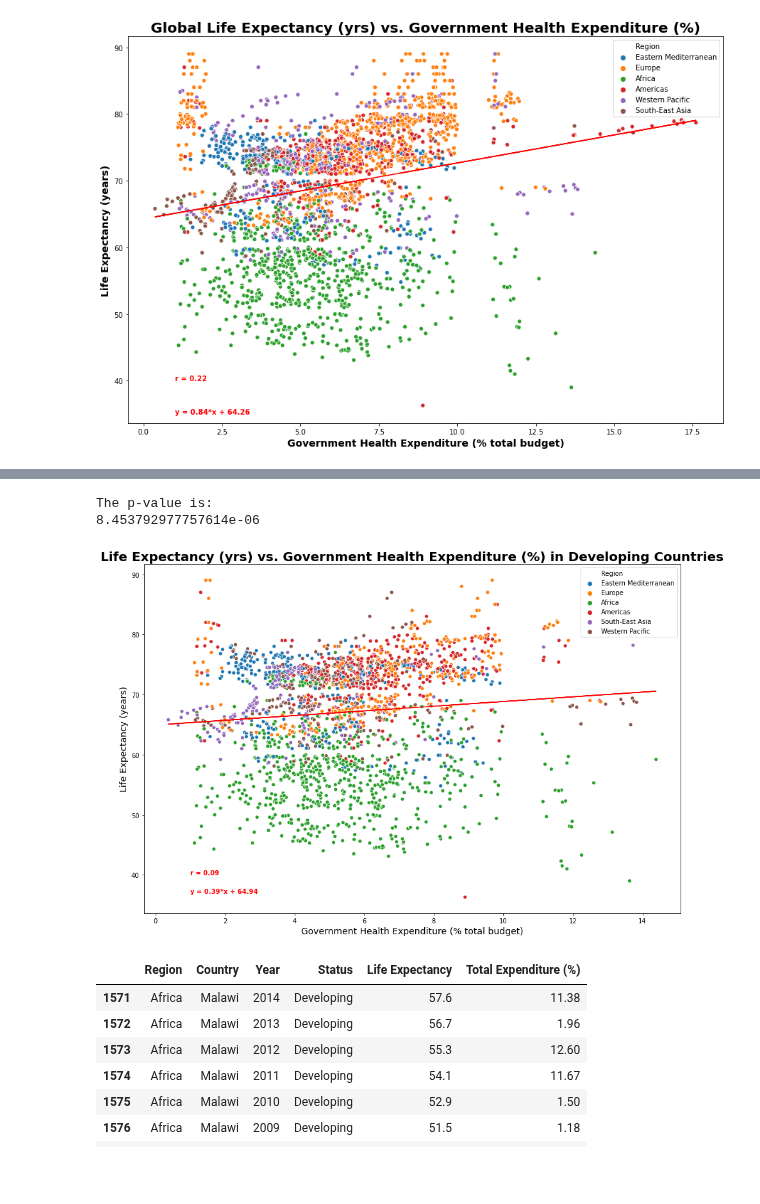
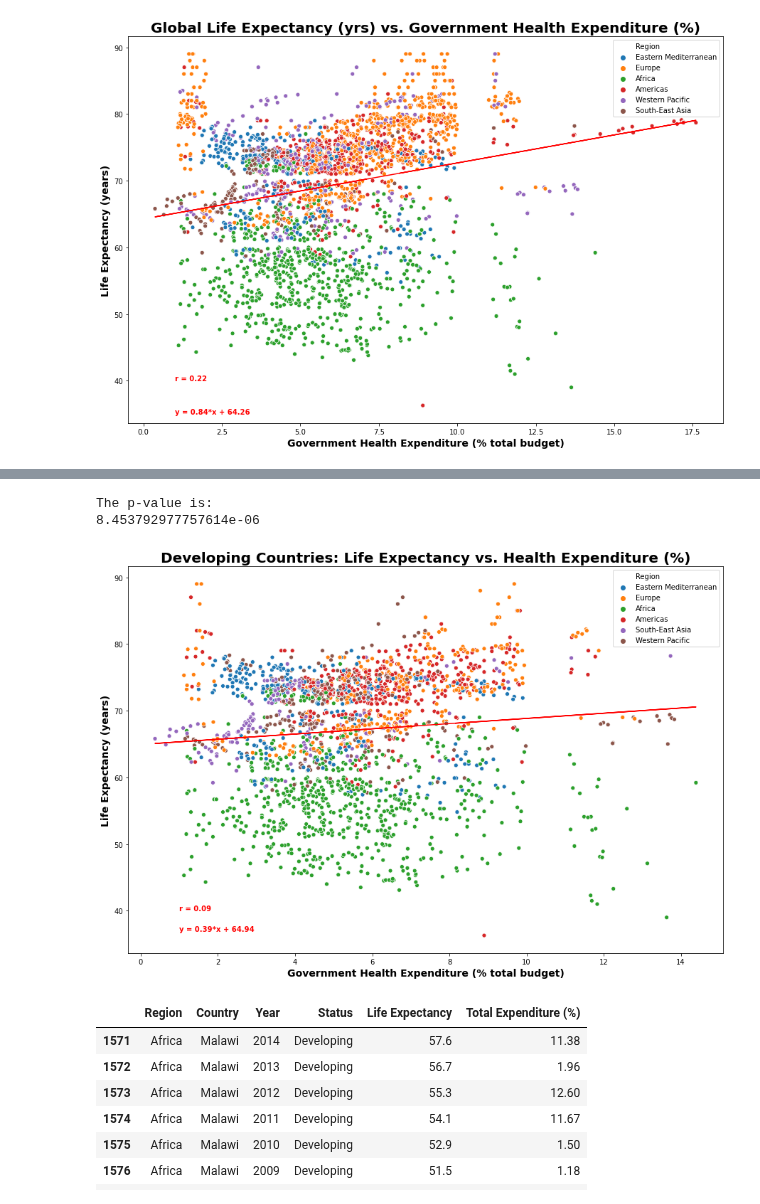
Before and after one commit to jaryan77/TeamTitans_Project_1, a Jupyter notebook: Health_Expenditure.ipynb, the cells around one changed output, grey strips where cells are left out. Saved outputs shown, nothing was run; the diff lists cells and outputs as text; code cells hidden in the pictures; blank space fills up the shorter version.

```diff
--- a/Health_Expenditure.ipynb
+++ b/Health_Expenditure.ipynb
@@ -225,32 +225,32 @@ The p-value is:
 # %%
 # plot life expectancy vs health expenditure in developing nations
 plt.figure(figsize = (15,10))
 sns.scatterplot(data=undev_df, x="Total Expenditure (%)", y="Life Expectancy", hue="Region")
-plt.title("Life Expectancy (yrs) vs. Government Health Expenditure (%) in Developing Countries", fontweight="bold",fontsize=20)
-plt.xlabel("Government Health Expenditure (% total budget)", fontsize=14)
-plt.ylabel("Life Expectancy (years)",fontsize=14)
+plt.title("Developing Countries: Life Expectancy vs. Health Expenditure (%)", fontweight="bold",fontsize=20)
+plt.xlabel("Government Health Expenditure (% total budget)",fontweight="bold", fontsize=14)
+plt.ylabel("Life Expectancy (years)",fontweight="bold", fontsize=14)
 
 # perform regression on life expectancy vs health expenditure in developing nations
 (slope, intercept, rvalue, pvalue, stderr) = linregress(undev_df["Total Expenditure (%)"],undev_df["Life Expectancy"])
 slope = round(slope, 2)
 intercept = round(intercept, 2)
 rvalue = round(rvalue, 2)
 regress_values = (undev_df["Total Expenditure (%)"]* slope) + intercept
 plt.plot(undev_df["Total Expenditure (%)"], regress_values, "r-")
 line_eq = f"y = {slope}*x + {intercept}"
 plt.annotate(line_eq,(1,37),color="red",  fontweight = "bold")
 r_eq = f"r = {rvalue}"
 plt.annotate(r_eq, (1,40), color="red", fontweight = "bold")
 
 print(f"The p-value is:")
 print(pvalue)
 
-plt.savefig("Catie_Images/DevelopingNations2.png")
+plt.savefig("Catie_Images/undev.png")
 plt.show()
 # %% [output]
 The p-value is:
 8.453792977757614e-06
-[figure, old version]
+[figure, new version]
 # %%
 # look at one developing nation through the years
 malawi_df = undev_df.loc[undev_df["Country"] == "Malawi"]
```
Also changed, not shown: parts of 1 cell of this notebook, 5 other files.
